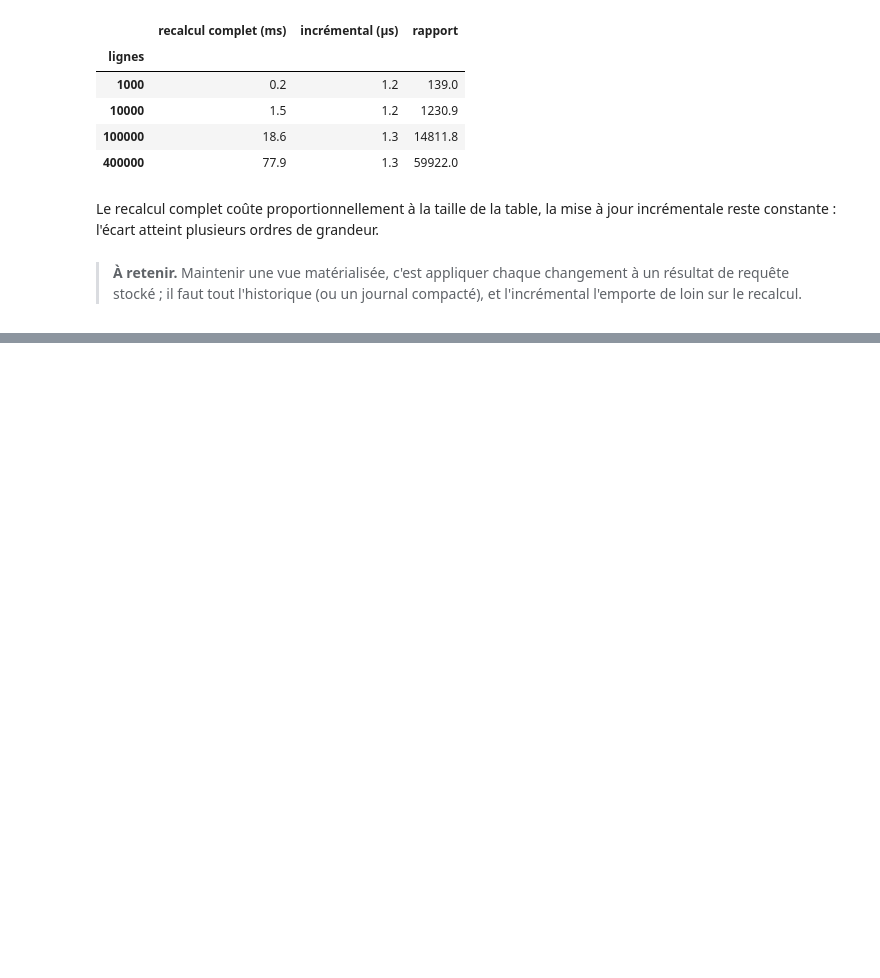
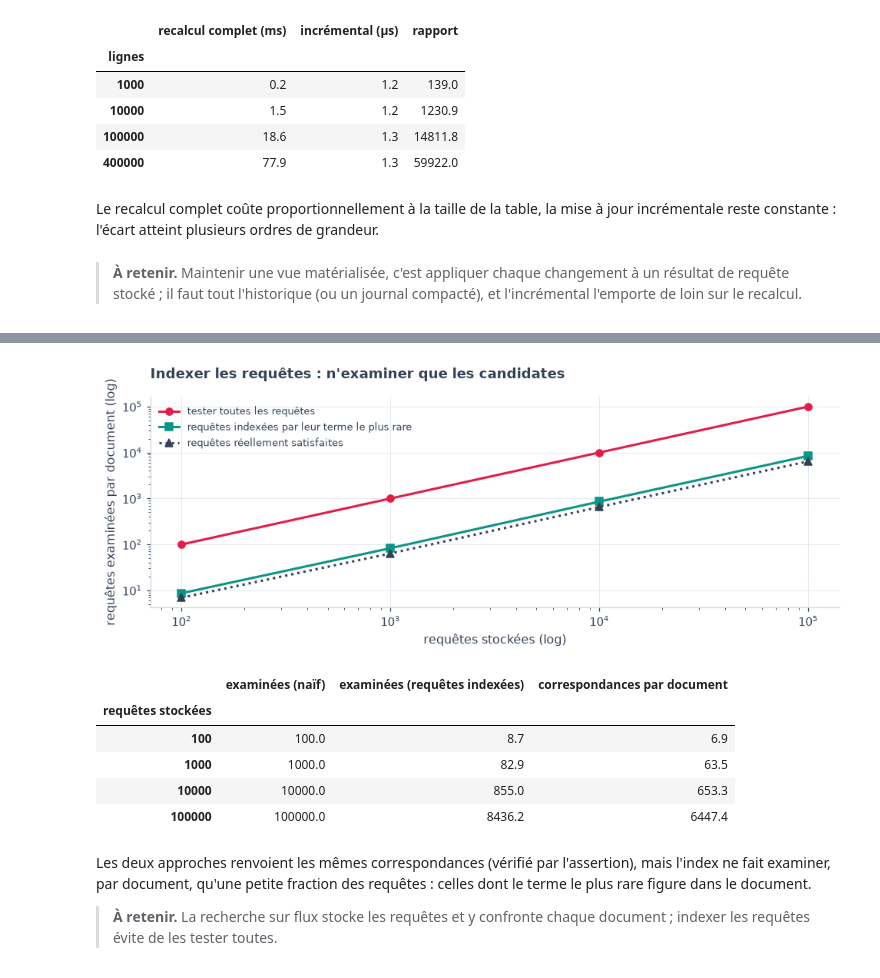
Before and after one commit to gwils28/Designing_Data_Intensive_Applications__ByTheBook, a Jupyter notebook: notebooks/ch11_traitement_de_flux/ch11_cours_5_usages_du_traitement_de_flux.ipynb, the cells around one changed output, grey strips where cells are left out. Drawn from its saved outputs; the diff is of its cells as text; code cells hidden in the pictures; blank space fills up the shorter version.

Commit message:
ch11 cours 5 : La recherche sur flux

```diff
--- a/notebooks/ch11_traitement_de_flux/ch11_cours_5_usages_du_traitement_de_flux.ipynb
+++ b/notebooks/ch11_traitement_de_flux/ch11_cours_5_usages_du_traitement_de_flux.ipynb
@@ -290,0 +305,46 @@ incrémentale reste constante : l'écart atteint plusieurs ordres de grandeur.
+# %%
+vocab = [f"m{i}" for i in range(5000)]
+freq = 1.0 / np.arange(1, 5001) ** 1.05
+freq /= freq.sum()
+docs = [set(rng.choice(vocab, 40, p=freq)) for _ in range(300)]
+df = {}
+for dd in docs:
+    for t in dd:
+        df[t] = df.get(t, 0) + 1
+rows = []
+for nq in (100, 1_000, 10_000, 100_000):
+    perc = st.Percolator(df={t: v / len(docs) for t, v in df.items()})
+    for q in range(nq):
+        perc.add(q, rng.choice(vocab, int(rng.integers(2, 4)), replace=False, p=freq))
+    naif = sum(perc.match_naive(dd)[1] for dd in docs[:100])
+    idx_ = [perc.match_indexed(dd) for dd in docs[:100]]
+    assert all(sorted(perc.match_naive(dd)[0]) == sorted(i[0]) for dd, i in zip(docs[:20], idx_[:20]))
+    rows.append({"requêtes stockées": nq, "examinées (naïf)": naif / 100,
+                 "examinées (requêtes indexées)": np.mean([i[1] for i in idx_]),
+                 "correspondances par document": np.mean([len(i[0]) for i in idx_])})
+P = pd.DataFrame(rows).set_index("requêtes stockées")
+fig, ax = plt.subplots(figsize=(9, 3.6))
+ax.plot(P.index, P["examinées (naïf)"], "o-", color=ROSE, label="tester toutes les requêtes")
+ax.plot(P.index, P["examinées (requêtes indexées)"], "s-", color=TEAL, label="requêtes indexées par leur terme le plus rare")
+ax.plot(P.index, P["correspondances par document"], "^:", color=SLATE, label="requêtes réellement satisfaites")
+ax.set_xscale("log"); ax.set_yscale("log")
+ax.set_xlabel("requêtes stockées (log)"); ax.set_ylabel("requêtes examinées par document (log)")
+ax.set_title("Indexer les requêtes : n'examiner que les candidates")
+ax.legend(fontsize=8.5)
+plt.tight_layout(); plt.show()
+P.round(1)
+# %% [output]
+[figure, added]
+|  | examinées (naïf) | examinées (requêtes indexées) | correspondances par document |
+| requêtes stockées |  |  |  |
+| 100 | 100.0 | 8.7 | 6.9 |
+| 1000 | 1000.0 | 82.9 | 63.5 |
+| 10000 | 10000.0 | 855.0 | 653.3 |
+| 100000 | 100000.0 | 8436.2 | 6447.4 |
+# %% [markdown]
+Les deux approches renvoient les mêmes correspondances (vérifié par l'assertion), mais
+l'index ne fait examiner, par document, qu'une petite fraction des requêtes : celles dont
+le terme le plus rare figure dans le document.
+
+> **À retenir.** La recherche sur flux stocke les requêtes et y confronte chaque document ;
+> indexer les requêtes évite de les tester toutes.
```
Also changed, not shown: parts of 1 cell of this notebook.
